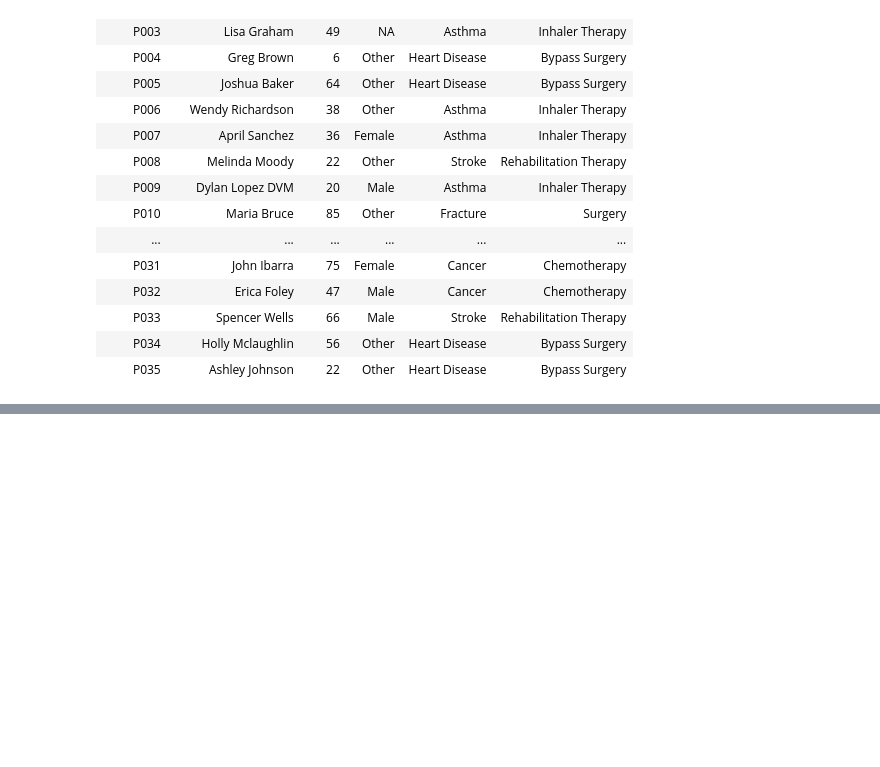
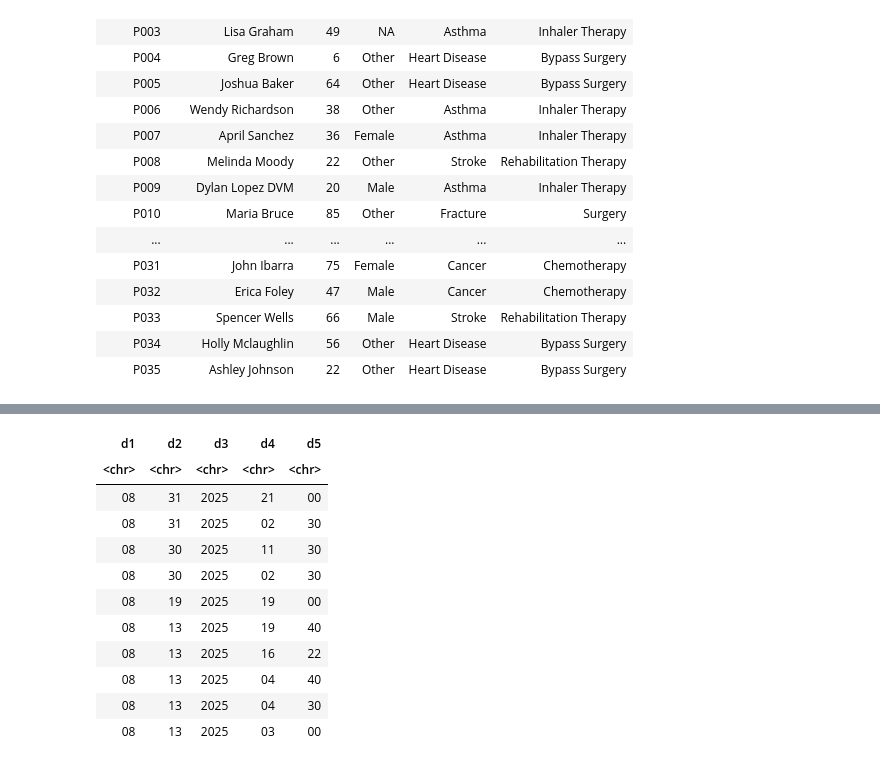
Before and after one commit to tawest2020/taw-bios512, a Jupyter notebook: hw4/HW4.ipynb, the cells around one changed output, grey strips where cells are left out. Drawn from its saved outputs; the diff is of its cells as text; code cells hidden in the pictures; blank space fills up the shorter version.

```diff
--- a/hw4/HW4.ipynb
+++ b/hw4/HW4.ipynb
@@ -466,0 +471,86 @@ A tibble: 35 × 6
+# %%
+# Load UFO sightings data from a GitHub CSV
+df <- read_csv("https://raw.githubusercontent.com/Vincent-Toups/bios512/refs/heads/main/nuforc_workshop/nuforc_sightings.csv")
+
+# Read column names
+names(df)
+
+# Count the occurrences of each unique 'shape' value
+unique_vals <- df$shape %>% table()
+
+# Sort the counts of shapes in descending order and get the names
+unique_vals %>% sort(decreasing = T) %>% names()
+
+# Store column names in a vector
+column_names <- names(df)
+
+# Total number of rows in the dataset
+n_total <- nrow(df)
+
+# Loop over each column to get basic summary stats
+for(col in column_names) {
+  values <- df[[col]];        # Extract column
+  n_na <- sum(is.na(values))  # Count number of NA values
+
+  unique_vals <- values %>% table() %>% sort(decreasing = T)  # Count unique values and sort them by frequency
+  n_unique <- length(unique_vals)
+
+  cat(sprintf("%s:\n", col))  # Print column name
+  cat(sprintf("\tnumber of NA values %d (%0.2f %%)\n", n_na, 100*n_na/n_total)) # Print number and percent of NA values
+  if(n_unique < 150) cat(sprintf("\t\t%s\n", names(unique_vals) %>% paste(collapse=", "))) # If column has fewer than 150 unique values, print them all
+  cat(sprintf("\tnumber of unique values %d (%0.2f %%)\n", length(unique_vals), # Print number and percent of unique values
+    100*length(unique_vals)/n_total))
+}
+
+# Count number of reports per state and sort ascending
+df %>% group_by(state) %>% tally() %>% arrange(n)
+
+# Extract the 'occurred' column as a vector
+df %>% pull(occurred)
+
+# Helper function: nth(n) returns a function that extracts the nth element of a vector
+nth <- function(n) function(a) a[n]
+
+# Custom function to parse date strings by splitting on - / space : characters
+parse_date <- function(s){
+                          space_split <- s %>% str_split("[-/ :]")
+                          tibble(d1 = Map(nth(1), space_split) %>% as.character(),
+                                      d2 = Map(nth(2), space_split) %>% as.character(),
+                                      d3 = Map(nth(3), space_split) %>% as.character(),
+                                      d4 = Map(nth(4), space_split) %>% as.character(),
+                                      d5 = Map(nth(5), space_split) %>% as.character())
+                          }
+
+# Apply the parsing function to the 'occurred' column
+date_stuff <- parse_date(df %>% pull(occurred))
+head(date_stuff, 10)
+
+# Histogram of the second component of the split date (likely month)
+ggplot (date_stuff, aes(d2))+ geom_bar() + labs(x = "Month", y = "Count")
+
+# Install and load the skimr package for a nicer summary
+library(skimr)
+
+# Quick summary of the dataset
+skim_output <- skimr::skim(df)
+
+# Count occurrences for categorical columns
+df %>% count(country, sort = TRUE)
+df %>% count(state, sort = TRUE)
+df %>% count(shape, sort = TRUE)
+
+# Convert 'occurred' and 'reported' to proper date-time format using lubridate
+df <- df %>%
+  mutate(
+  occurred = lubridate::mdy_hm(occurred, quiet = TRUE),
+  reported = lubridate::mdy_hm(reported, quiet = TRUE)
+  )
+
+# Plot UFO sightings per year
+df %>%
+  filter(!is.na(occurred)) %>%
+  count(year = lubridate::year(occurred)) %>%
+  ggplot(aes(year, n)) +
+  geom_line() +
+    labs(title = "UFO Sightings per Year", x = "Year", y = "Number of Reports")
+# %% [output]
@@ -466,0 +629,12 @@ A tibble: 35 × 6
+| d1 | d2 | d3 | d4 | d5 |
+| <chr> | <chr> | <chr> | <chr> | <chr> |
+| 08 | 31 | 2025 | 21 | 00 |
+| 08 | 31 | 2025 | 02 | 30 |
+| 08 | 30 | 2025 | 11 | 30 |
+| 08 | 30 | 2025 | 02 | 30 |
+| 08 | 19 | 2025 | 19 | 00 |
+| 08 | 13 | 2025 | 19 | 40 |
+| 08 | 13 | 2025 | 16 | 22 |
+| 08 | 13 | 2025 | 04 | 40 |
+| 08 | 13 | 2025 | 04 | 30 |
+| 08 | 13 | 2025 | 03 | 00 |
```
Also changed, not shown: parts of 7 cells of this notebook.
